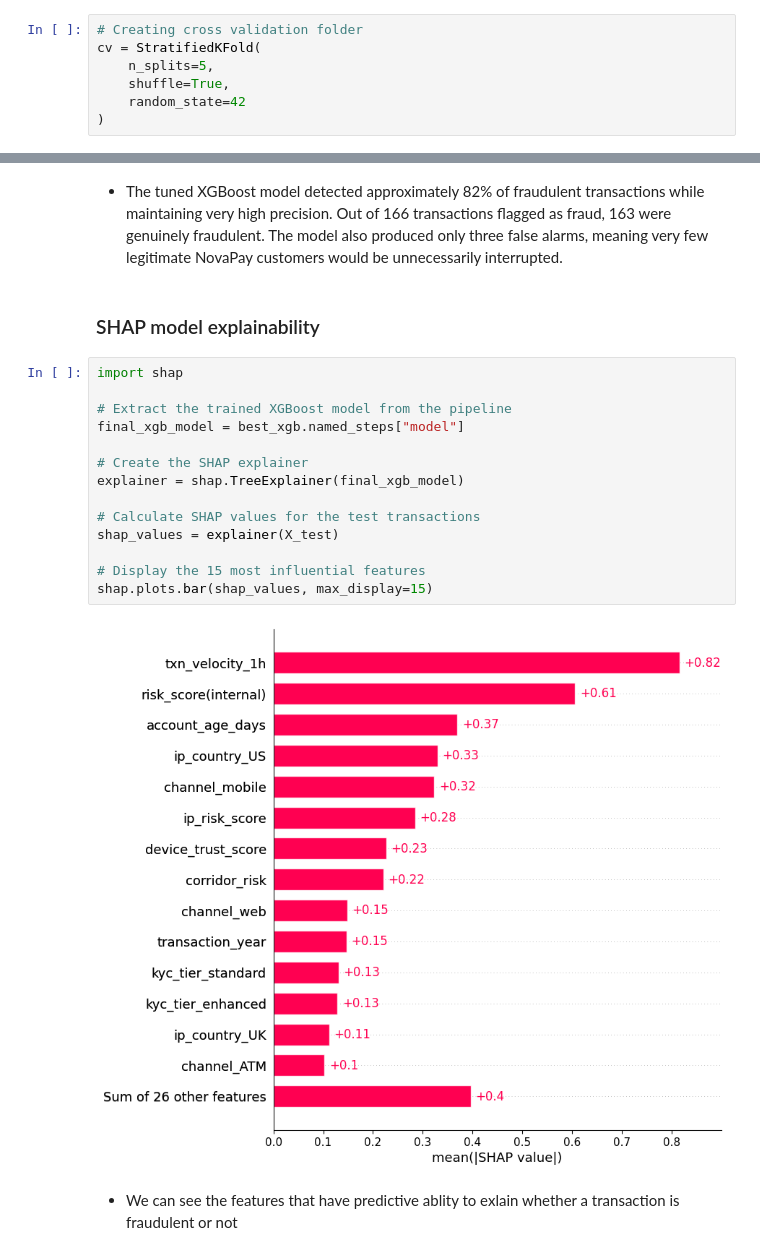
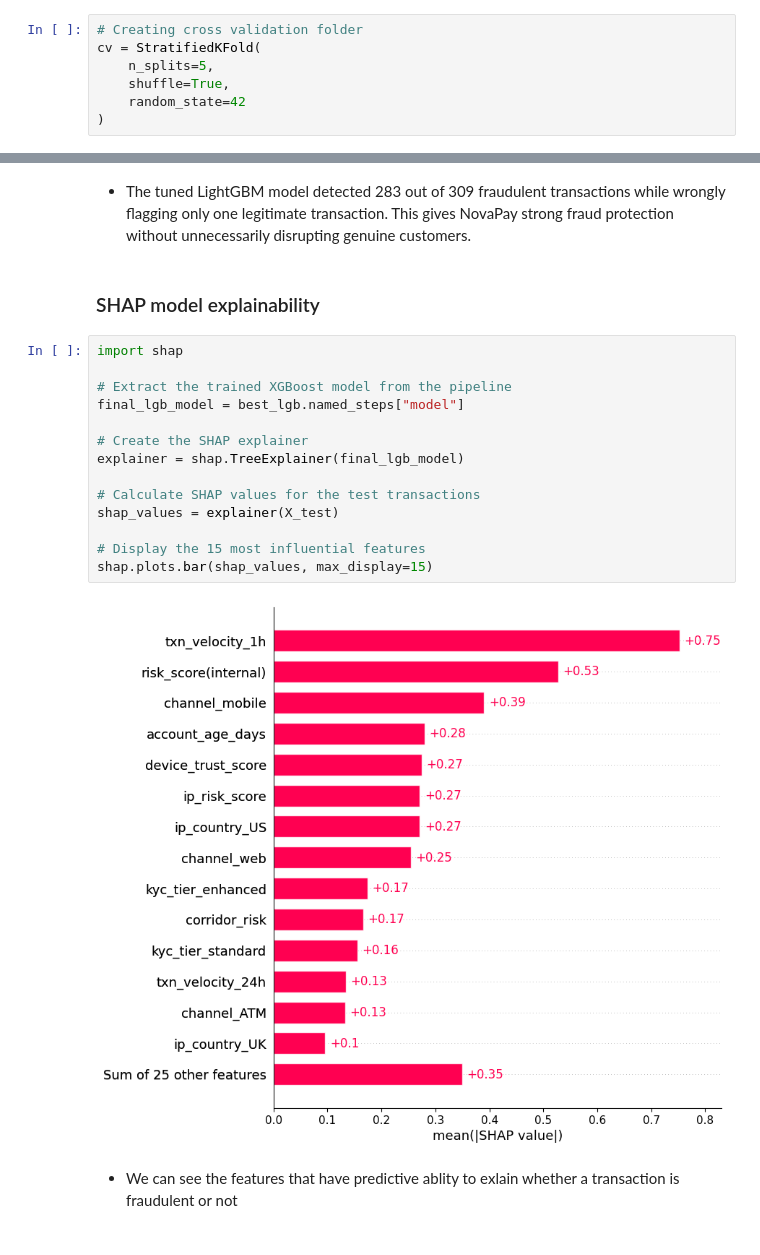
Before and after one commit to uchechukwueze/Anomaly-Detection-for-fraud-unusual-activity, a Jupyter notebook: notebook/notebook.ipynb, the cells around one changed output, grey strips where cells are left out. Drawn from its saved outputs; the diff is of its cells as text.

```diff
--- a/notebook/notebook.ipynb
+++ b/notebook/notebook.ipynb
@@ -3731,23 +3816,23 @@ PR-AUC: 0.8904250184171225
 # %% [markdown]
-- The tuned XGBoost model detected approximately 82% of fraudulent transactions while maintaining very high precision. Out of 166 transactions flagged as fraud, 163 were genuinely fraudulent. The model also produced only three false alarms, meaning very few legitimate NovaPay customers would be unnecessarily interrupted.
+- The tuned LightGBM model detected 283 out of 309 fraudulent transactions while wrongly flagging only one legitimate transaction. This gives NovaPay strong fraud protection without unnecessarily disrupting genuine customers.
 # %% [markdown]
 ### SHAP model explainability
-# %%
-import shap
-
-# Extract the trained XGBoost model from the pipeline
-final_xgb_model = best_xgb.named_steps["model"]
-
-# Create the SHAP explainer
-explainer = shap.TreeExplainer(final_xgb_model)
-
-# Calculate SHAP values for the test transactions
-shap_values = explainer(X_test)
-
-# Display the 15 most influential features
-shap.plots.bar(shap_values, max_display=15)
-# %% [output]
-[figure, removed]
+# %%
+import shap
+
+# Extract the trained XGBoost model from the pipeline
+final_lgb_model = best_lgb.named_steps["model"]
+
+# Create the SHAP explainer
+explainer = shap.TreeExplainer(final_lgb_model)
+
+# Calculate SHAP values for the test transactions
+shap_values = explainer(X_test)
+
+# Display the 15 most influential features
+shap.plots.bar(shap_values, max_display=15)
+# %% [output]
+[figure, added]
 # %% [markdown]
 - We can see the features that have predictive ablity to exlain whether a transaction is fraudulent or not
 # %%
```
Also changed, not shown: parts of 98 cells of this notebook, 4 other files.
